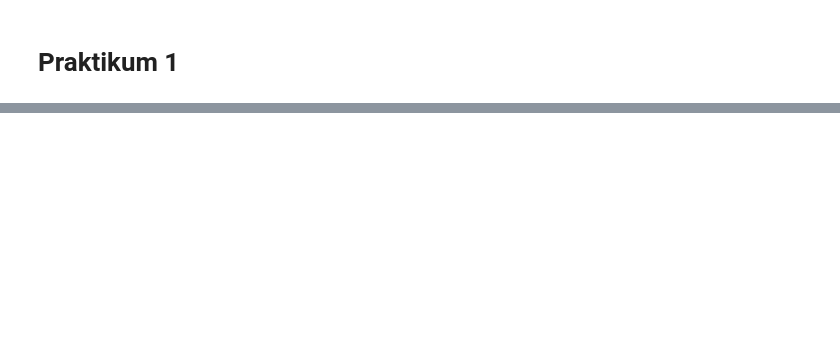
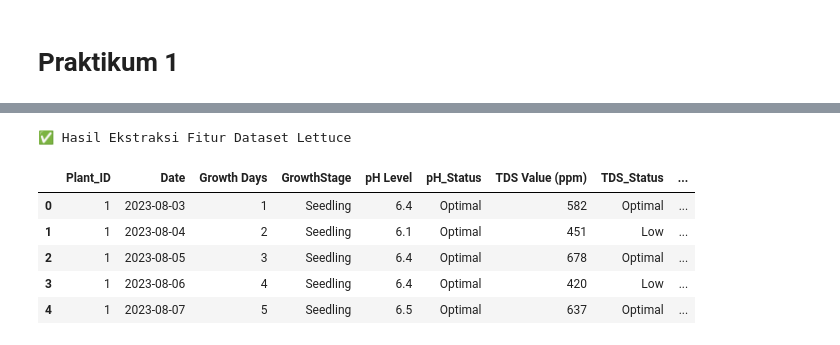
Before and after one commit to DinaKSari/244107020072_PEMBELAJARAN_MESIN, a Jupyter notebook: TG3_244107020072_DINA_KUMALA_SARI.ipynb, the cells around one changed output, grey strips where cells are left out. Cells and saved outputs as stored; diff of their text form; code cells hidden in the pictures; blank space fills up the shorter version.

```diff
--- a/TG3_244107020072_DINA_KUMALA_SARI.ipynb
+++ b/TG3_244107020072_DINA_KUMALA_SARI.ipynb
@@ -23,0 +95,54 @@ df.info()
+# %%
+import pandas as pd
+
+# === EKSTRAKSI FITUR (LETTUCE DATASET) ===
+
+# 1. Ekstraksi Tanggal: Konversi ke datetime dan ambil komponen waktu
+df["Date"] = pd.to_datetime(df["Date"])
+df["Month"] = df["Date"].dt.month
+df["DayOfWeek"] = df["Date"].dt.dayofweek
+
+# 2. GrowthStage: Kelompokkan hari pertumbuhan tanaman ke dalam fase tumbuh
+df["GrowthStage"] = pd.cut(
+    df["Growth Days"],
+    bins=[-1, 7, 14, 25, 100],
+    labels=["Seedling", "Early Growth", "Vegetative", "Harvest Ready"]
+)
+
+# 3. pH_Status: Kelompokkan kondisi pH
+df["pH_Status"] = pd.cut(
+    df["pH Level"],
+    bins=[0, 5.49, 6.5, 14],
+    labels=["Acidic", "Optimal", "Alkaline"]
+)
+
+# 4. TDS_Status: Kategori kepekatan nutrisi TDS ppm
+df["TDS_Status"] = pd.cut(
+    df["TDS Value (ppm)"],
+    bins=[0, 499, 800, 5000],
+    labels=["Low", "Optimal", "High"]
+)
+
+# 5. Temp_Humidity_Ratio: Rasio interaksi suhu (°C) terhadap kelembapan (%)
+df["Temp_Humidity_Ratio"] = df["Temperature (°C)"] / df["Humidity (%)"]
+
+print("✅ Hasil Ekstraksi Fitur Dataset Lettuce")
+df[[
+    "Plant_ID",
+    "Date",
+    "Growth Days",
+    "GrowthStage",
+    "pH Level",
+    "pH_Status",
+    "TDS Value (ppm)",
+    "TDS_Status",
+    "Temp_Humidity_Ratio"
+]].head()
+# %% [output]
+✅ Hasil Ekstraksi Fitur Dataset Lettuce
+|  | Plant_ID | Date | Growth Days | GrowthStage | pH Level | pH_Status | TDS Value (ppm) | TDS_Status | ... |
+| 0 | 1 | 2023-08-03 | 1 | Seedling | 6.4 | Optimal | 582 | Optimal | ... |
+| 1 | 1 | 2023-08-04 | 2 | Seedling | 6.1 | Optimal | 451 | Low | ... |
+| 2 | 1 | 2023-08-05 | 3 | Seedling | 6.4 | Optimal | 678 | Optimal | ... |
+| 3 | 1 | 2023-08-06 | 4 | Seedling | 6.4 | Optimal | 420 | Low | ... |
+| 4 | 1 | 2023-08-07 | 5 | Seedling | 6.5 | Optimal | 637 | Optimal | ... |
```
Also changed, not shown: parts of 31 cells of this notebook.
